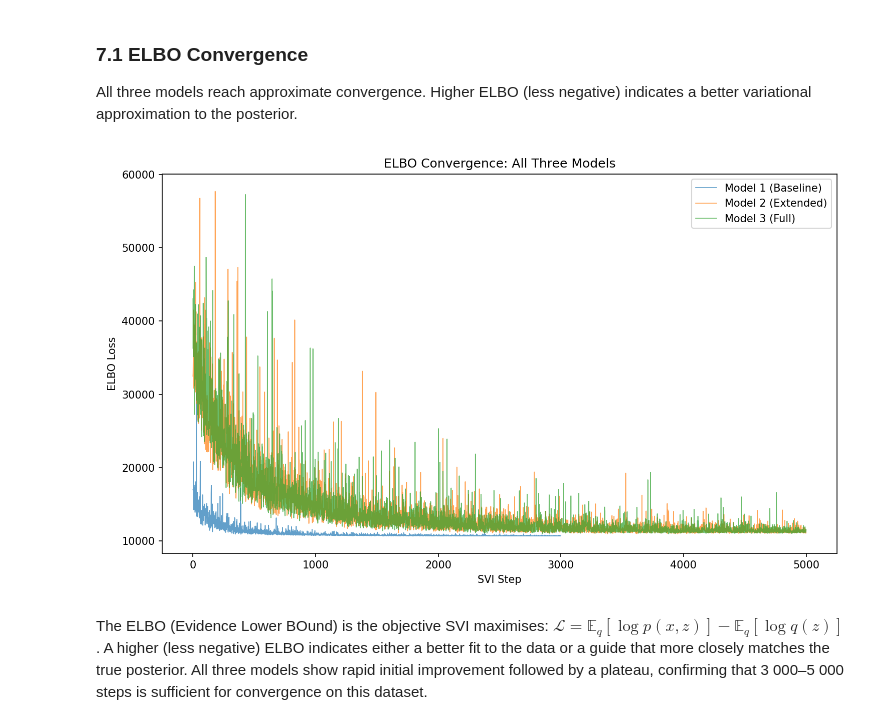
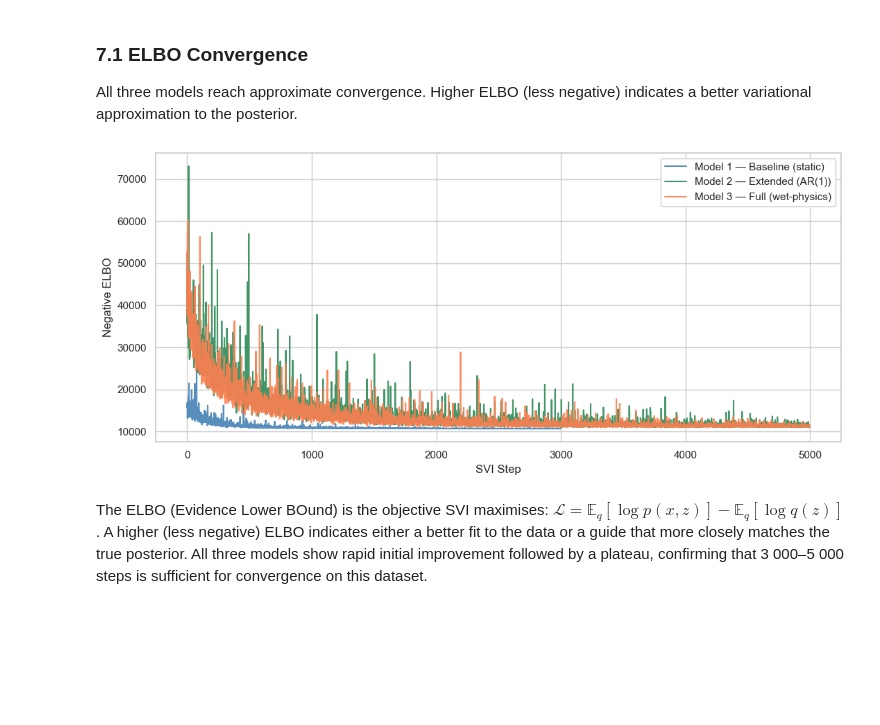
Before and after one commit to christianrand18/MBML-TrueSkill-Formula-1, a Jupyter notebook: F1_PGM_Submission.ipynb, the cells around one changed output. Saved outputs shown, nothing was run; the diff lists cells and outputs as text; code cells hidden in the pictures; blank space fills up the shorter version.

```diff
--- a/F1_PGM_Submission.ipynb
+++ b/F1_PGM_Submission.ipynb
@@ -31,8 +27,6 @@ PLOTS_DIR  = os.path.join(OUTPUT_DIR, 'plots')
 REPORT_DIR = os.path.join(PLOTS_DIR, 'report')
 os.makedirs(PLOTS_DIR, exist_ok=True)
 
-DRIVER_NAMES      = pd.read_csv('data_preprocessing/driver_names.csv').set_index('driverId')['name'].to_dict()
-CONSTRUCTOR_NAMES = pd.read_csv('data_preprocessing/constructor_names.csv').set_index('constructorId')['name'].to_dict()
 
 torch.manual_seed(42)
 pyro.set_rng_seed(42)
@@ -44,6 +38,13 @@ def show(path):
         print(f'[Figure not found: {path}]')
 
 print(f'Pyro {pyro.__version__}  |  PyTorch {torch.__version__}')
+
+_drivers = pd.read_csv('data_preprocessing/drivers.csv', na_values=['\\N'])
+_drivers['name'] = _drivers['forename'] + ' ' + _drivers['surname']
+DRIVER_NAMES = _drivers.set_index('driverId')['name'].to_dict()
+
+_cons = pd.read_csv('data_preprocessing/constructors.csv', na_values=['\\N'])
+CONSTRUCTOR_NAMES = _cons.set_index('constructorId')['name'].to_dict()
 # %% [output]
 Pyro 1.9.1  |  PyTorch 2.11.0
 # %% [markdown]
@@ -1063,29 +1219,61 @@ $\delta_d$ is the *residual* driver wet-weather effect **after** global rescalin
 
 All three models reach approximate convergence. Higher ELBO (less negative) indicates a better variational approximation to the posterior.
 # %%
-fig, ax = plt.subplots(figsize=(11, 5))
+# 1. Apply a clean Seaborn style (this usually fixes dark legend backgrounds)
+sns.set_theme(style="whitegrid")
 
-plotted = False
-for losses, label, color in [
-    (losses1, 'Model 1 — Baseline (static)',  'steelblue'),
-    (losses2, 'Model 2 — Extended (AR(1))',    'seagreen'),
-    (losses3, 'Model 3 — Full (wet-physics)',  'coral'),
-]:
-    if losses is not None:
-        ax.plot(losses, label=label, color=color, linewidth=1.5, alpha=0.9)
-        plotted = True
+# Model configuration
+model_info = [
+    ('losses_m1.csv', 'Model 1 — Baseline (static)',    'steelblue'),
+    ('losses_m2.csv', 'Model 2 — Extended (AR(1))',      'seagreen'),
+    ('losses_m3.csv', 'Model 3 — Full (wet-physics)',    'coral'),
+]
 
-if plotted:
+df_list = []
+custom_palette = {}
+
+# 2. Load and combine the data
+for fname, label, color in model_info:
+    path = os.path.join(OUTPUT_DIR, fname)
+    if os.path.exists(path):
+        df_l = pd.read_csv(path)
+        # Add a categorical column so Seaborn knows how to group the lines
+        df_l['Model'] = label
+        df_list.append(df_l)
+        # Map the exact colors you want to the labels
+        custom_palette[label] = color
+    else:
+        print(f'[{fname} not found — retrain to generate]')
+
+# 3. Plot with Seaborn
+if df_list:
+    combined_df = pd.concat(df_list, ignore_index=True)
+
+    fig, ax = plt.subplots(figsize=(11, 5))
+
+    # Seaborn automatically handles the loop, the labels, and the colors
+    sns.lineplot(
+        data=combined_df,
+        x='step',
+        y='loss',
+        hue='Model',          # Separate lines by model
+        palette=custom_palette, # Use your specific colors
+        linewidth=1.5,
+        alpha=0.9,
+        ax=ax
+    )
+
     ax.set_xlabel('SVI Step')
-    ax.set_ylabel('Negative ELBO (lower = better fit)')
-    ax.set_title('ELBO Convergence — All Three Models')
-    ax.legend()
+    ax.set_ylabel('Negative ELBO')
+
+    # Ensure the legend looks clean
+    ax.legend(facecolor='white', framealpha=1.0)
+
     plt.tight_layout()
+    plt.savefig(os.path.join(REPORT_DIR, 'elbo_convergence_all_models.pdf'), bbox_inches='tight')
     plt.show()
-else:
-    print('No losses recorded yet. Delete the cached posterior CSVs and rerun the training cells.')
 # %% [output]
-[figure, old version]
+[figure, new version]
 # %% [markdown]
 The ELBO (Evidence Lower BOund) is the objective SVI maximises: $\mathcal{L} = \mathbb{E}_{q}[\log p(x, z)] - \mathbb{E}_{q}[\log q(z)]$. A higher (less negative) ELBO indicates either a better fit to the data or a guide that more closely matches the true posterior. All three models show rapid initial improvement followed by a plateau, confirming that 3 000–5 000 steps is sufficient for convergence on this dataset.
 # %% [markdown]
```
Also changed, not shown: parts of 47 cells of this notebook.
